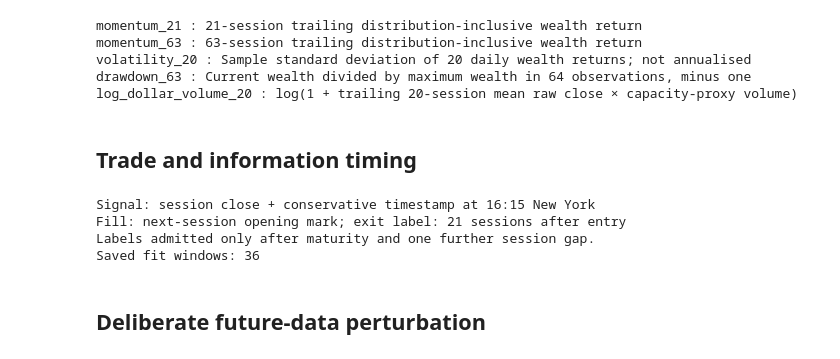
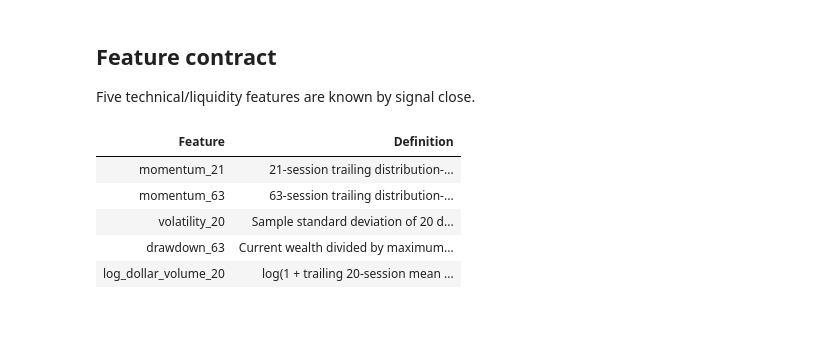
Before and after one commit to thvh2006/systematic-equity-ml-research, a Jupyter notebook: notebooks/02_hypotheses_labels_and_features.ipynb, the cells around one changed output. Cells and saved outputs as stored; diff of their text form; code cells hidden in the pictures; blank space fills up the shorter version.

```diff
--- a/notebooks/02_hypotheses_labels_and_features.ipynb
+++ b/notebooks/02_hypotheses_labels_and_features.ipynb
@@ -14,23 +22,13 @@ a=b['analysis']
-# %%
-for k,v in a["feature_register"].items(): print(k,":",v)
-# %% [output]
-momentum_21 : 21-session trailing distribution-inclusive wealth return
-momentum_63 : 63-session trailing distribution-inclusive wealth return
-volatility_20 : Sample standard deviation of 20 daily wealth returns; not annualised
-drawdown_63 : Current wealth divided by maximum wealth in 64 observations, minus one
-log_dollar_volume_20 : log(1 + trailing 20-session mean raw close × capacity-proxy volume)
-# %% [markdown]
-## Trade and information timing
-# %%
-print("Signal: session close + conservative timestamp at 16:15 New York")
-print("Fill: next-session opening mark; exit label: 21 sessions after entry")
-print("Labels admitted only after maturity and one further session gap.")
-assert all(x["max_label_end"]<x["signal_date"]<x["fill_date"] for x in b["fits"])
-print("Saved fit windows:",len(b["fits"]))
-# %% [output]
-Signal: session close + conservative timestamp at 16:15 New York
-Fill: next-session opening mark; exit label: 21 sessions after entry
-Labels admitted only after maturity and one further session gap.
-Saved fit windows: 36
-# %% [markdown]
-## Deliberate future-data perturbation
+# %% [markdown]
+## Feature contract
+
+Five technical/liquidity features are known by signal close.
+# %%
+display_bundle(table(['Feature','Definition'],list(a['feature_register'].items())))
+# %% [output]
+| Feature | Definition |
+| momentum_21 | 21-session trailing distribution-... |
+| momentum_63 | 63-session trailing distribution-... |
+| volatility_20 | Sample standard deviation of 20 d... |
+| drawdown_63 | Current wealth divided by maximum... |
+| log_dollar_volume_20 | log(1 + trailing 20-session mean ... |
```
Also changed, not shown: parts of 11 cells of this notebook, 42 other files.
